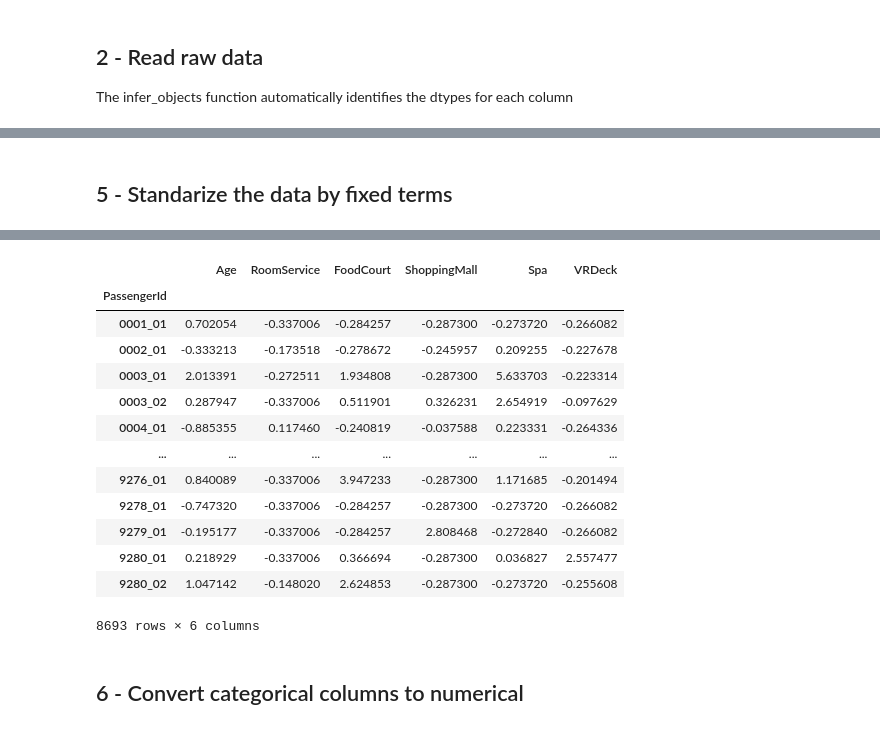
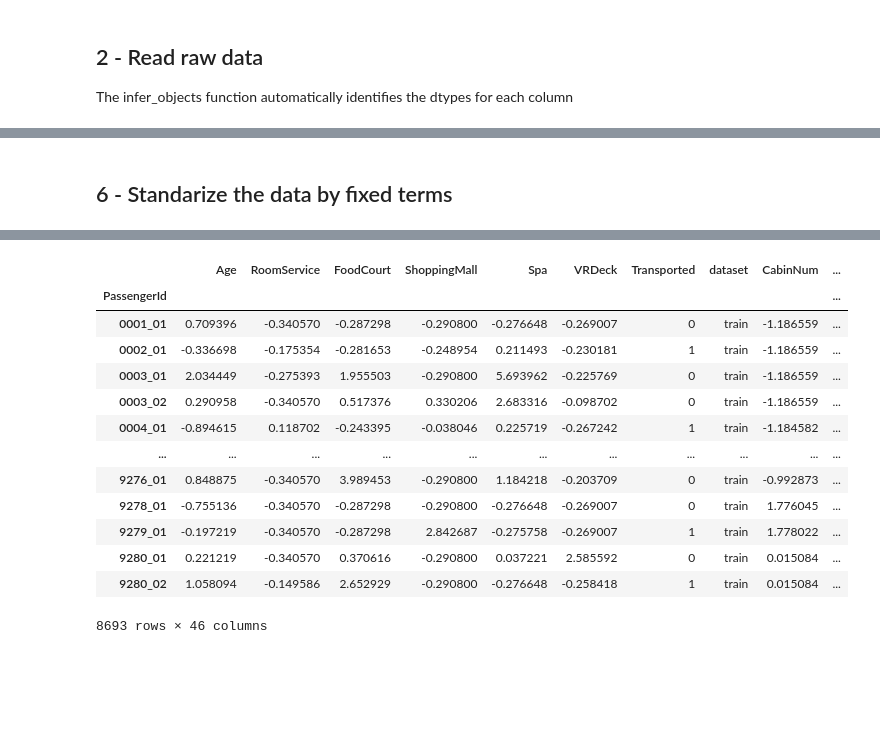
Before and after one commit to tpinhoda/Kaggle_Spacechip_Titanic, a Jupyter notebook: notebooks/1_Data_Preprocessing.ipynb, the cells around one changed output, grey strips where cells are left out. Saved outputs shown, nothing was run; the diff lists cells and outputs as text; code cells hidden in the pictures; blank space fills up the shorter version.

Commit message:
Finalized data preprocessing notebook

```diff
--- a/notebooks/1_Data_Preprocessing.ipynb
+++ b/notebooks/1_Data_Preprocessing.ipynb
@@ -71,8 +142,9 @@ Transported        bool
 dtype: object
 # %%
-numerical_cols = raw_data.select_dtypes(include="float64").columns.to_list()
-categorical_cols = raw_data.select_dtypes(include="object").columns.to_list()
-target_col = raw_data.select_dtypes(include="bool").columns.to_list()[0]
+numerical_cols = data.select_dtypes(include="float64").columns.to_list()
+categorical_cols = data.select_dtypes(include="object").columns.to_list()
+categorical_cols.remove("dataset")
+target_col = ["Transported"]
 print(f"Numerical columns: {numerical_cols}")
 print(f"Categorival columns: {categorical_cols}")
 print(f"Target column: {target_col}")
@@ -104 +157,4 @@ Removed ID type columns: ['PassengerId']
+# %%
+data_dummies = pd.get_dummies(data, columns=categorical_cols, dummy_na=True)
+data = data_dummies
 # %% [markdown]
@@ -106,8 +162,9 @@ Removed ID type columns: ['PassengerId']
 # %%
-
-print(f"Number of NaN values: {pre_processed_data.isna().sum().sum()}/{pre_processed_data.size}")
-print(f"Number of columns with NaN: {pre_processed_data.isna().any().sum()}/{pre_processed_data.shape[1]}")
-print(f"Number of rows with NaN: {pre_processed_data.isna().any(axis=1).sum()}/{pre_processed_data.shape[0]}")
+for dataset, data in data.groupby(by="dataset"):
+    print(dataset)
+    print(f"Number of NaN values: {data.isna().sum().sum()}/{data.size}")
+    print(f"Number of columns with NaN: {data.isna().any().sum()}/{data.shape[1]}")
+    print(f"Number of rows with NaN: {data.isna().any(axis=1).sum()}/{data.shape[0]}")
 # ToDo:
 # We need to inputate missing data for all columns
 # We need to check if this is possible
@@ -117,0 +180,10 @@ Number of rows with NaN: 2087/8693
+# %%
+for col in numerical_cols:
+    data[col].fillna((data[col].mean()), inplace=True)
+
+for dataset, data in data.groupby(by="dataset"):
+    print(dataset)
+    print(f"Number of NaN values: {data.isna().sum().sum()}/{data.size}")
+    print(f"Number of columns with NaN: {data.isna().any().sum()}/{data.shape[1]}")
+    print(f"Number of rows with NaN: {data.isna().any(axis=1).sum()}/{data.shape[0]}")
+data
@@ -118,15 +209,15 @@ Number of rows with NaN: 2087/8693
 # %% [markdown]
-## 5 - Standarize the data by fixed terms
+## 6 - Standarize the data by fixed terms
 # %%
-mean_numerical_cols = pre_processed_data[numerical_cols].mean()
-std_numerical_cols = pre_processed_data[numerical_cols].std()
-pre_processed_data_standard = (pre_processed_data[numerical_cols] - mean_numerical_cols)/ std_numerical_cols
+mean_numerical_cols = data[numerical_cols].mean()
+std_numerical_cols = data[numerical_cols].std()
+data[numerical_cols] = (data[numerical_cols] - mean_numerical_cols)/ std_numerical_cols
 
-print(f'Mean used for standarizantion is:')
+print('Mean used for standarizantion is:')
 print(mean_numerical_cols)
-print(f'Standard Deviation used for standarizantion is:')
+print('Standard Deviation used for standarizantion is:')
 print(std_numerical_cols)
 
-raw_data_standard
+data
 # %% [output]
 Mean used for standarizantion is:
@@ -147,17 +239,15 @@ VRDeck          1145.717189
 dtype: float64
-|  | Age | RoomService | FoodCourt | ShoppingMall | Spa | VRDeck |
-| PassengerId |  |  |  |  |  |  |
-| 0001_01 | 0.702054 | -0.337006 | -0.284257 | -0.287300 | -0.273720 | -0.266082 |
-| 0002_01 | -0.333213 | -0.173518 | -0.278672 | -0.245957 | 0.209255 | -0.227678 |
-| 0003_01 | 2.013391 | -0.272511 | 1.934808 | -0.287300 | 5.633703 | -0.223314 |
-| 0003_02 | 0.287947 | -0.337006 | 0.511901 | 0.326231 | 2.654919 | -0.097629 |
-| 0004_01 | -0.885355 | 0.117460 | -0.240819 | -0.037588 | 0.223331 | -0.264336 |
-| ... | ... | ... | ... | ... | ... | ... |
-| 9276_01 | 0.840089 | -0.337006 | 3.947233 | -0.287300 | 1.171685 | -0.201494 |
-| 9278_01 | -0.747320 | -0.337006 | -0.284257 | -0.287300 | -0.273720 | -0.266082 |
-| 9279_01 | -0.195177 | -0.337006 | -0.284257 | 2.808468 | -0.272840 | -0.266082 |
-| 9280_01 | 0.218929 | -0.337006 | 0.366694 | -0.287300 | 0.036827 | 2.557477 |
-| 9280_02 | 1.047142 | -0.148020 | 2.624853 | -0.287300 | -0.273720 | -0.255608 |
+|  | Age | RoomService | FoodCourt | ShoppingMall | Spa | VRDeck | Transported | dataset | CabinNum | ... |
+| PassengerId |  |  |  |  |  |  |  |  |  | ... |
+| 0001_01 | 0.709396 | -0.340570 | -0.287298 | -0.290800 | -0.276648 | -0.269007 | 0 | train | -1.186559 | ... |
+| 0002_01 | -0.336698 | -0.175354 | -0.281653 | -0.248954 | 0.211493 | -0.230181 | 1 | train | -1.186559 | ... |
+| 0003_01 | 2.034449 | -0.275393 | 1.955503 | -0.290800 | 5.693962 | -0.225769 | 0 | train | -1.186559 | ... |
+| 0003_02 | 0.290958 | -0.340570 | 0.517376 | 0.330206 | 2.683316 | -0.098702 | 0 | train | -1.186559 | ... |
+| 0004_01 | -0.894615 | 0.118702 | -0.243395 | -0.038046 | 0.225719 | -0.267242 | 1 | train | -1.184582 | ... |
+| ... | ... | ... | ... | ... | ... | ... | ... | ... | ... | ... |
+| 9276_01 | 0.848875 | -0.340570 | 3.989453 | -0.290800 | 1.184218 | -0.203709 | 0 | train | -0.992873 | ... |
+| 9278_01 | -0.755136 | -0.340570 | -0.287298 | -0.290800 | -0.276648 | -0.269007 | 0 | train | 1.776045 | ... |
+| 9279_01 | -0.197219 | -0.340570 | -0.287298 | 2.842687 | -0.275758 | -0.269007 | 1 | train | 1.778022 | ... |
+| 9280_01 | 0.221219 | -0.340570 | 0.370616 | -0.290800 | 0.037221 | 2.585592 | 0 | train | 0.015084 | ... |
+| 9280_02 | 1.058094 | -0.149586 | 2.652929 | -0.290800 | -0.276648 | -0.258418 | 1 | train | 0.015084 | ... |
-8693 rows × 6 columns
+8693 rows × 46 columns
-# %% [markdown]
-## 6 -  Convert categorical columns to numerical
```
Also changed, not shown: parts of 19 cells of this notebook.
